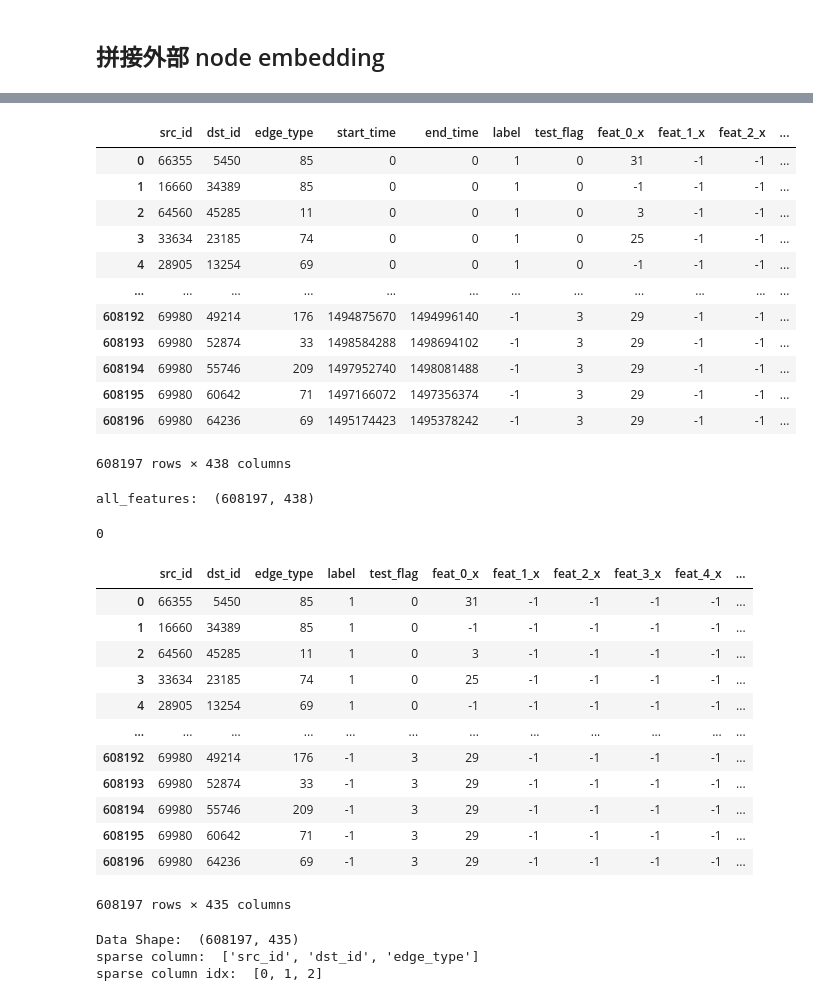
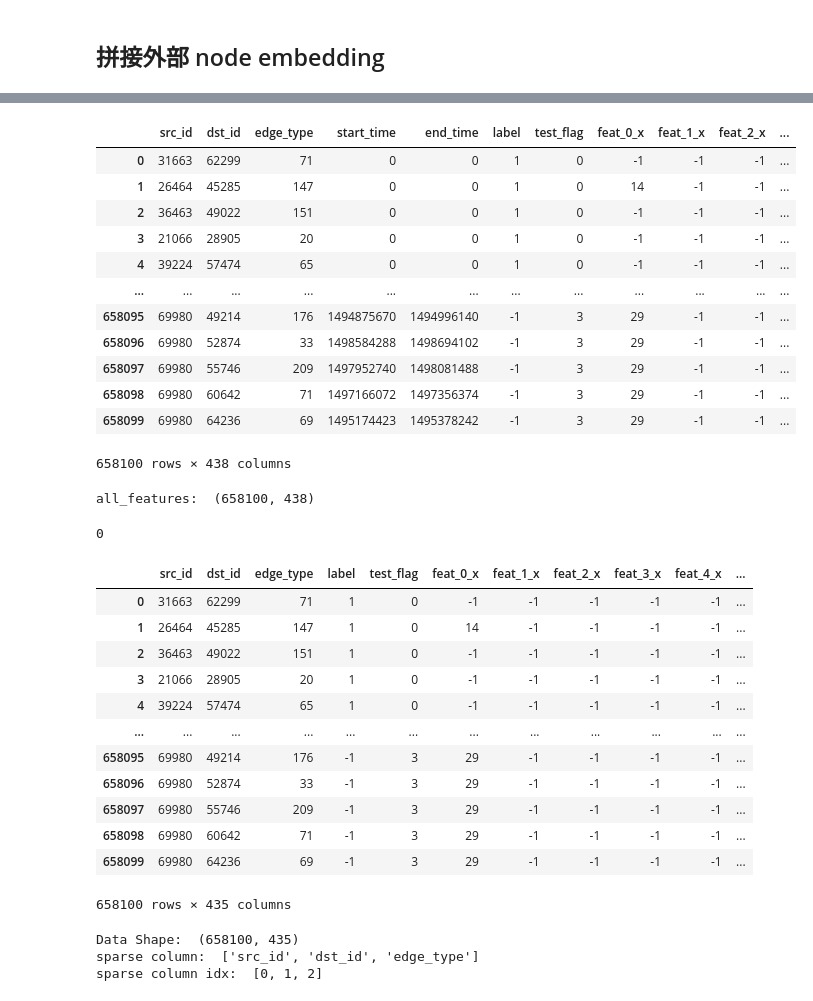
Before and after one commit to im0qianqian/WSDM2022TGP-AntGraph, a Jupyter notebook: src/AntGraph_solution.ipynb, the cells around one changed output, grey strips where cells are left out. Saved outputs shown, nothing was run; the diff lists cells and outputs as text; code cells hidden in the pictures.

```diff
--- a/src/AntGraph_solution.ipynb
+++ b/src/AntGraph_solution.ipynb
@@ -105,7 +105,6 @@ negative_edge_csv = pd.DataFrame(
      'end_time': 0,
      'label': 0})
 train_a_data = pd.concat([edge_csv, negative_edge_csv]).reset_index(drop=True)
-train_a_data['dst_id'] = train_a_data['dst_id']
 train_a_data = pd.DataFrame(np.concatenate([train_a_data.values, train_a_data.values[:, [1, 0, 2, 3, 4, 5]], ]),
                             # 双向边
                             columns=['src_id', 'dst_id', 'edge_type', 'start_time', 'end_time', 'label'])
@@ -131,14 +130,16 @@ if config['dataset'] == 'A':
     train_a_edge_type_features = pd.read_csv('../train_csvs/edge_type_features.csv', header=None, names=['edge_type_id', "feat_0", 'feat_1', 'feat_2',])
 
 dev_a_data = pd.read_csv(f'../test_csvs/input_{config["dataset"]}_initial.csv', header=None, names=['src_id', 'dst_id', 'edge_type', 'start_time', 'end_time', 'label'])
-test_a_data = pd.read_csv(f'../test_csvs/input_{config["dataset"]}_final.csv', header=None, names=['src_id', 'dst_id', 'edge_type', 'start_time', 'end_time', 'label'])
-test_a_data['label'] = -1
+mid_a_data = pd.read_csv(f'../test_csvs/input_{config["dataset"]}.csv', header=None, names=['src_id', 'dst_id', 'edge_type', 'start_time', 'end_time'])
+test_a_data = pd.read_csv(f'../test_csvs/input_{config["dataset"]}_final.csv', header=None, names=['src_id', 'dst_id', 'edge_type', 'start_time', 'end_time'])
+test_a_data['label'] = mid_a_data['label'] = -1
 # %%
 train_a_data['test_flag'] = 0
 dev_a_data['test_flag'] = 1
+mid_a_data['test_flag'] = 2
 test_a_data['test_flag'] = 3
 
-tmp_test_data = pd.concat([dev_a_data, test_a_data])
+tmp_test_data = pd.concat([dev_a_data, mid_a_data, test_a_data])
 tmp_test_data['dst_id'] += config['dst_offset']
 
 all_data = pd.concat([train_a_data, tmp_test_data], ignore_index=True)
@@ -319,10 +320,7 @@ def read_emb_data(filepath):
     return node_id_emb
 
 # 使用 LINE 生成的 embedding
-if config['dataset'] == 'A':
-    emb_path = '../train_csvs/graph_src_dst_id/graph_src_dst_id_by_all_edge_type_200_neg1-1_judge0.875.emb'
-else:
-    emb_path = '../train_csvs/graph_src_dst_id_b/dataset_b_graph_src_dst_id_by_all_edge_type2.emb'
+emb_path = f'../embs/dataset_{config["dataset"]}_graph_src_dst_id.emb'
 all_node_emb = read_emb_data(emb_path)
 all_node_emb_pd = pd.DataFrame.from_dict(all_node_emb, orient='index')
 # %%
@@ -348,47 +362,47 @@ all_data
 def cos_sim(vector_a, vector_b):
     """
     计算两个向量之间的余弦相似度
     :param vector_a: 向量 a
     :param vector_b: 向量 b
     :return: sim
     """
     vector_a = np.mat(vector_a)
     vector_b = np.mat(vector_b)
     num = float(vector_a * vector_b.T)
     denom = np.linalg.norm(vector_a) * np.linalg.norm(vector_b)
     cos = num / denom
     sim = 0.5 + 0.5 * cos
     return sim
 
 dot_product_list = []
 cos_sim_list = []
 
 for i in tqdm(all_data.values):
-    src_id = i[0]
-    dst_id = i[1]
+    src_id = int(i[0])
+    dst_id = int(i[1])
     src_emb = all_node_emb[src_id]
     dst_emb = all_node_emb[dst_id]
 
     dot_product_list.append(sum(src_emb * dst_emb))
     cos_sim_list.append(cos_sim(src_emb, dst_emb))
 
 all_data['dot_product'] = dot_product_list
 all_data['cos_sim'] = cos_sim_list
 all_data
 # %% [output]
 |  | src_id | dst_id | edge_type | start_time | end_time | label | test_flag | feat_0_x | feat_1_x | feat_2_x | ... |
-| 0 | 66355 | 5450 | 85 | 0 | 0 | 1 | 0 | 31 | -1 | -1 | ... |
-| 1 | 16660 | 34389 | 85 | 0 | 0 | 1 | 0 | -1 | -1 | -1 | ... |
-| 2 | 64560 | 45285 | 11 | 0 | 0 | 1 | 0 | 3 | -1 | -1 | ... |
-| 3 | 33634 | 23185 | 74 | 0 | 0 | 1 | 0 | 25 | -1 | -1 | ... |
-| 4 | 28905 | 13254 | 69 | 0 | 0 | 1 | 0 | -1 | -1 | -1 | ... |
+| 0 | 31663 | 62299 | 71 | 0 | 0 | 1 | 0 | -1 | -1 | -1 | ... |
+| 1 | 26464 | 45285 | 147 | 0 | 0 | 1 | 0 | 14 | -1 | -1 | ... |
+| 2 | 36463 | 49022 | 151 | 0 | 0 | 1 | 0 | -1 | -1 | -1 | ... |
+| 3 | 21066 | 28905 | 20 | 0 | 0 | 1 | 0 | -1 | -1 | -1 | ... |
+| 4 | 39224 | 57474 | 65 | 0 | 0 | 1 | 0 | -1 | -1 | -1 | ... |
 | ... | ... | ... | ... | ... | ... | ... | ... | ... | ... | ... | ... |
-| 608192 | 69980 | 49214 | 176 | 1494875670 | 1494996140 | -1 | 3 | 29 | -1 | -1 | ... |
-| 608193 | 69980 | 52874 | 33 | 1498584288 | 1498694102 | -1 | 3 | 29 | -1 | -1 | ... |
-| 608194 | 69980 | 55746 | 209 | 1497952740 | 1498081488 | -1 | 3 | 29 | -1 | -1 | ... |
-| 608195 | 69980 | 60642 | 71 | 1497166072 | 1497356374 | -1 | 3 | 29 | -1 | -1 | ... |
-| 608196 | 69980 | 64236 | 69 | 1495174423 | 1495378242 | -1 | 3 | 29 | -1 | -1 | ... |
+| 658095 | 69980 | 49214 | 176 | 1494875670 | 1494996140 | -1 | 3 | 29 | -1 | -1 | ... |
+| 658096 | 69980 | 52874 | 33 | 1498584288 | 1498694102 | -1 | 3 | 29 | -1 | -1 | ... |
+| 658097 | 69980 | 55746 | 209 | 1497952740 | 1498081488 | -1 | 3 | 29 | -1 | -1 | ... |
+| 658098 | 69980 | 60642 | 71 | 1497166072 | 1497356374 | -1 | 3 | 29 | -1 | -1 | ... |
+| 658099 | 69980 | 64236 | 69 | 1495174423 | 1495378242 | -1 | 3 | 29 | -1 | -1 | ... |
-608197 rows × 438 columns
+658100 rows × 438 columns
 # %%
 # 将离散列转化为 object 类型
 global_sparse_columns = ['src_id',
@@ -411,7 +425,7 @@ all_data[global_dense_columns] = all_data[global_dense_columns].astype('float')
 all_features = all_data.copy()
 print('all_features: ', all_features.shape)
 # %% [output]
-all_features:  (608197, 438)
+all_features:  (658100, 438)
 # %%
 # 为 float 列中的 NAN 填充该列均值
 na_count_sum = 0
@@ -477,18 +491,18 @@ all_features.drop(columns=del_columns, inplace=True, errors='ignore')
 all_features
 # %% [output]
 |  | src_id | dst_id | edge_type | label | test_flag | feat_0_x | feat_1_x | feat_2_x | feat_3_x | feat_4_x | ... |
-| 0 | 66355 | 5450 | 85 | 1 | 0 | 31 | -1 | -1 | -1 | -1 | ... |
-| 1 | 16660 | 34389 | 85 | 1 | 0 | -1 | -1 | -1 | -1 | -1 | ... |
-| 2 | 64560 | 45285 | 11 | 1 | 0 | 3 | -1 | -1 | -1 | -1 | ... |
-| 3 | 33634 | 23185 | 74 | 1 | 0 | 25 | -1 | -1 | -1 | -1 | ... |
-| 4 | 28905 | 13254 | 69 | 1 | 0 | -1 | -1 | -1 | -1 | -1 | ... |
+| 0 | 31663 | 62299 | 71 | 1 | 0 | -1 | -1 | -1 | -1 | -1 | ... |
+| 1 | 26464 | 45285 | 147 | 1 | 0 | 14 | -1 | -1 | -1 | -1 | ... |
+| 2 | 36463 | 49022 | 151 | 1 | 0 | -1 | -1 | -1 | -1 | -1 | ... |
+| 3 | 21066 | 28905 | 20 | 1 | 0 | -1 | -1 | -1 | -1 | -1 | ... |
+| 4 | 39224 | 57474 | 65 | 1 | 0 | -1 | -1 | -1 | -1 | -1 | ... |
 | ... | ... | ... | ... | ... | ... | ... | ... | ... | ... | ... | ... |
-| 608192 | 69980 | 49214 | 176 | -1 | 3 | 29 | -1 | -1 | -1 | -1 | ... |
-| 608193 | 69980 | 52874 | 33 | -1 | 3 | 29 | -1 | -1 | -1 | -1 | ... |
-| 608194 | 69980 | 55746 | 209 | -1 | 3 | 29 | -1 | -1 | -1 | -1 | ... |
-| 608195 | 69980 | 60642 | 71 | -1 | 3 | 29 | -1 | -1 | -1 | -1 | ... |
-| 608196 | 69980 | 64236 | 69 | -1 | 3 | 29 | -1 | -1 | -1 | -1 | ... |
+| 658095 | 69980 | 49214 | 176 | -1 | 3 | 29 | -1 | -1 | -1 | -1 | ... |
+| 658096 | 69980 | 52874 | 33 | -1 | 3 | 29 | -1 | -1 | -1 | -1 | ... |
+| 658097 | 69980 | 55746 | 209 | -1 | 3 | 29 | -1 | -1 | -1 | -1 | ... |
+| 658098 | 69980 | 60642 | 71 | -1 | 3 | 29 | -1 | -1 | -1 | -1 | ... |
+| 658099 | 69980 | 64236 | 69 | -1 | 3 | 29 | -1 | -1 | -1 | -1 | ... |
-608197 rows × 435 columns
+658100 rows × 435 columns
 # %%
 def category_idization(features, encoding='le'):
     # 类别 id 化
@@ -519,7 +533,7 @@ def category_idization(features, encoding='le'):
 # %%
 all_features, cat_indices = category_idization(features=all_features.copy(), encoding='le')
 # %% [output]
-Data Shape:  (608197, 435)
+Data Shape:  (658100, 435)
 sparse column:  ['src_id', 'dst_id', 'edge_type']
 sparse column idx:  [0, 1, 2]
 # %%
```
Also changed, not shown: parts of 8 cells of this notebook.
